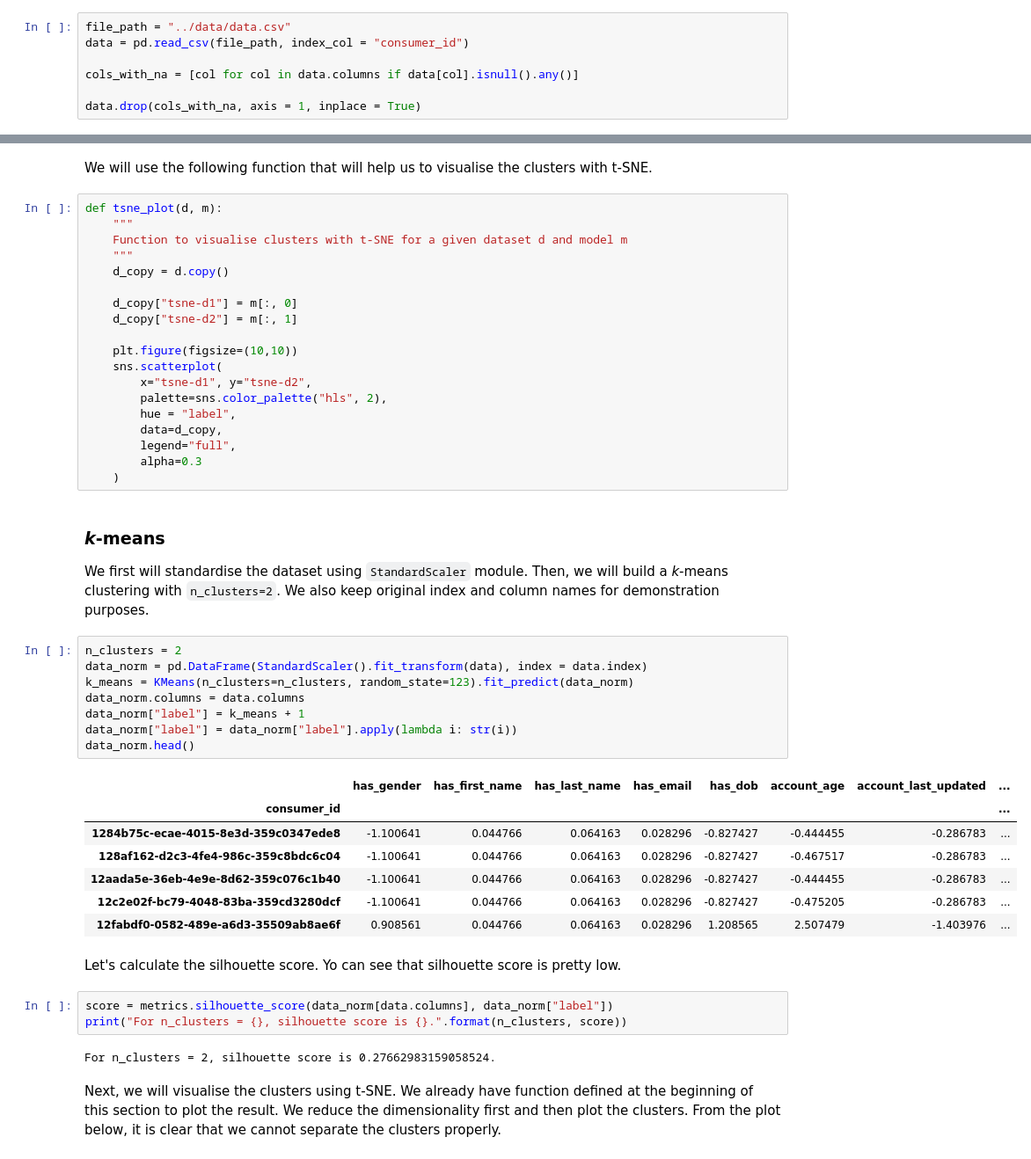
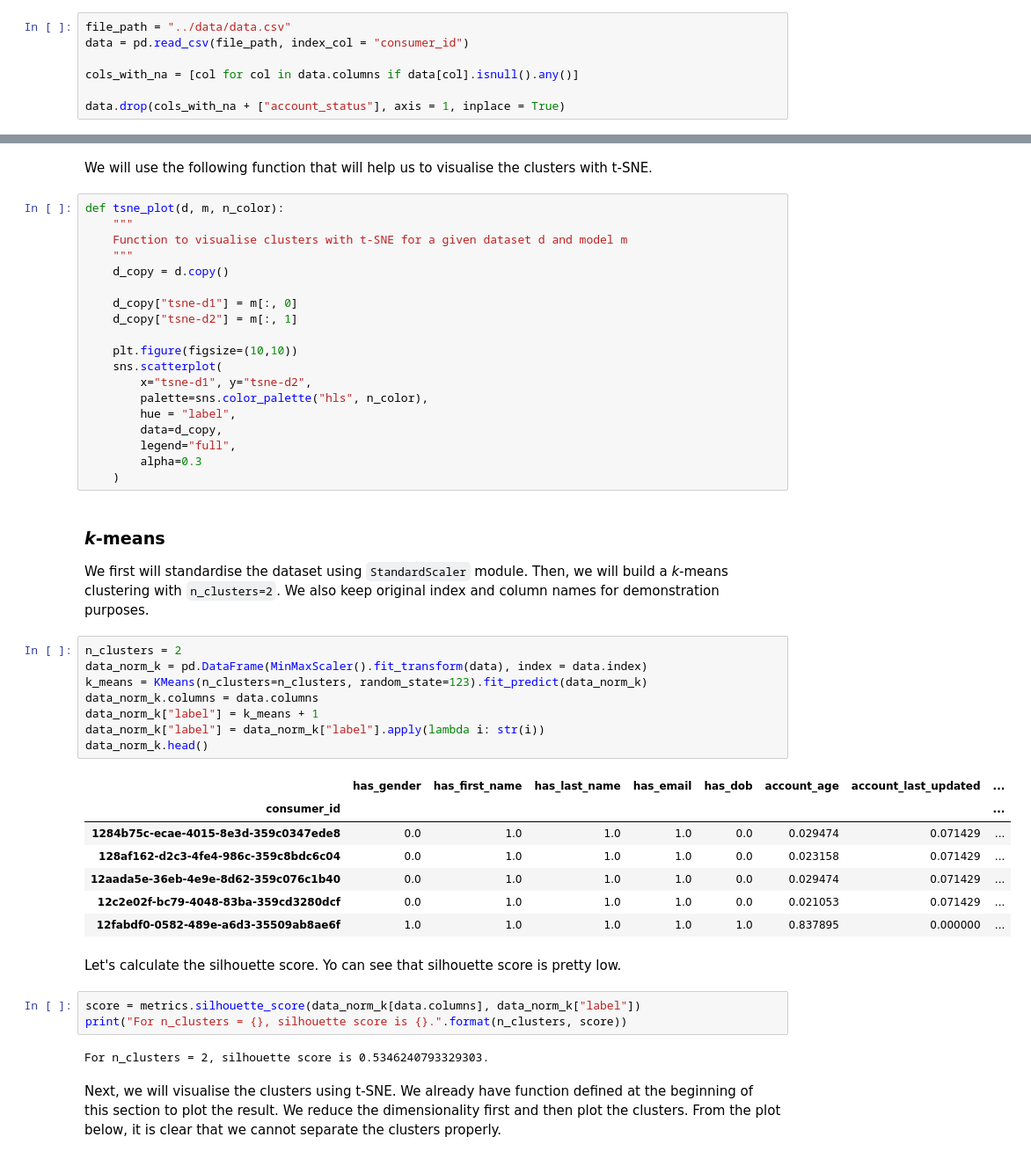
Before and after one commit to mhasanbulli/at_ml, a Jupyter notebook: notebooks/02_model_selection.ipynb, the cells around one changed output, grey strips where cells are left out. Shown: that part at 88% size. Saved outputs shown, nothing was run; the diff lists cells and outputs as text.

```diff
--- a/notebooks/02_model_selection.ipynb
+++ b/notebooks/02_model_selection.ipynb
@@ -27,7 +27,7 @@ data = pd.read_csv(file_path, index_col = "consumer_id")
 
 cols_with_na = [col for col in data.columns if data[col].isnull().any()]
 
-data.drop(cols_with_na, axis = 1, inplace = True)
+data.drop(cols_with_na + ["account_status"], axis = 1, inplace = True)
 # %% [markdown]
 ## Clustering and Labeling
 
@@ -37,7 +37,7 @@ In this section we will try a couple of different approaches. Namely, we will us
 # %% [markdown]
 We will use the following function that will help us to visualise the clusters with t-SNE.
 # %%
-def tsne_plot(d, m):
+def tsne_plot(d, m, n_color):
     """
     Function to visualise clusters with t-SNE for a given dataset d and model m
     """
@@ -49,7 +49,7 @@ def tsne_plot(d, m):
     plt.figure(figsize=(10,10))
     sns.scatterplot(
         x="tsne-d1", y="tsne-d2",
-        palette=sns.color_palette("hls", 2),
+        palette=sns.color_palette("hls", n_color),
         hue = "label",
         data=d_copy,
         legend="full",
@@ -60,27 +60,27 @@ def tsne_plot(d, m):
 We first will standardise the dataset using `StandardScaler` module. Then, we will build a _k_-means clustering with `n_clusters=2`. We also keep original index and column names for demonstration purposes.
 # %%
 n_clusters = 2
-data_norm = pd.DataFrame(StandardScaler().fit_transform(data), index = data.index)
-k_means = KMeans(n_clusters=n_clusters, random_state=123).fit_predict(data_norm)
-data_norm.columns = data.columns
-data_norm["label"] = k_means + 1
-data_norm["label"] = data_norm["label"].apply(lambda i: str(i))
-data_norm.head()
+data_norm_k = pd.DataFrame(MinMaxScaler().fit_transform(data), index = data.index)
+k_means = KMeans(n_clusters=n_clusters, random_state=123).fit_predict(data_norm_k)
+data_norm_k.columns = data.columns
+data_norm_k["label"] = k_means + 1
+data_norm_k["label"] = data_norm_k["label"].apply(lambda i: str(i))
+data_norm_k.head()
 # %% [output]
 |  | has_gender | has_first_name | has_last_name | has_email | has_dob | account_age | account_last_updated | ... |
 | consumer_id |  |  |  |  |  |  |  | ... |
-| 1284b75c-ecae-4015-8e3d-359c0347ede8 | -1.100641 | 0.044766 | 0.064163 | 0.028296 | -0.827427 | -0.444455 | -0.286783 | ... |
-| 128af162-d2c3-4fe4-986c-359c8bdc6c04 | -1.100641 | 0.044766 | 0.064163 | 0.028296 | -0.827427 | -0.467517 | -0.286783 | ... |
-| 12aada5e-36eb-4e9e-8d62-359c076c1b40 | -1.100641 | 0.044766 | 0.064163 | 0.028296 | -0.827427 | -0.444455 | -0.286783 | ... |
-| 12c2e02f-bc79-4048-83ba-359cd3280dcf | -1.100641 | 0.044766 | 0.064163 | 0.028296 | -0.827427 | -0.475205 | -0.286783 | ... |
-| 12fabdf0-0582-489e-a6d3-35509ab8ae6f | 0.908561 | 0.044766 | 0.064163 | 0.028296 | 1.208565 | 2.507479 | -1.403976 | ... |
+| 1284b75c-ecae-4015-8e3d-359c0347ede8 | 0.0 | 1.0 | 1.0 | 1.0 | 0.0 | 0.029474 | 0.071429 | ... |
+| 128af162-d2c3-4fe4-986c-359c8bdc6c04 | 0.0 | 1.0 | 1.0 | 1.0 | 0.0 | 0.023158 | 0.071429 | ... |
+| 12aada5e-36eb-4e9e-8d62-359c076c1b40 | 0.0 | 1.0 | 1.0 | 1.0 | 0.0 | 0.029474 | 0.071429 | ... |
+| 12c2e02f-bc79-4048-83ba-359cd3280dcf | 0.0 | 1.0 | 1.0 | 1.0 | 0.0 | 0.021053 | 0.071429 | ... |
+| 12fabdf0-0582-489e-a6d3-35509ab8ae6f | 1.0 | 1.0 | 1.0 | 1.0 | 1.0 | 0.837895 | 0.000000 | ... |
 # %% [markdown]
 Let's calculate the silhouette score. Yo can see that silhouette score is pretty low.
 # %%
-score = metrics.silhouette_score(data_norm[data.columns], data_norm["label"])
+score = metrics.silhouette_score(data_norm_k[data.columns], data_norm_k["label"])
 print("For n_clusters = {}, silhouette score is {}.".format(n_clusters, score))
 # %% [output]
-For n_clusters = 2, silhouette score is 0.27662983159058524.
+For n_clusters = 2, silhouette score is 0.5346240793329303.
 # %% [markdown]
 Next, we will visualise the clusters using t-SNE. We already have function defined at the beginning of this section to plot the result. We reduce the dimensionality first and then plot the clusters. From the plot below, it is clear that we cannot separate the clusters properly.
 # %%
```
Also changed, not shown: parts of 13 cells of this notebook, 3 other files.
